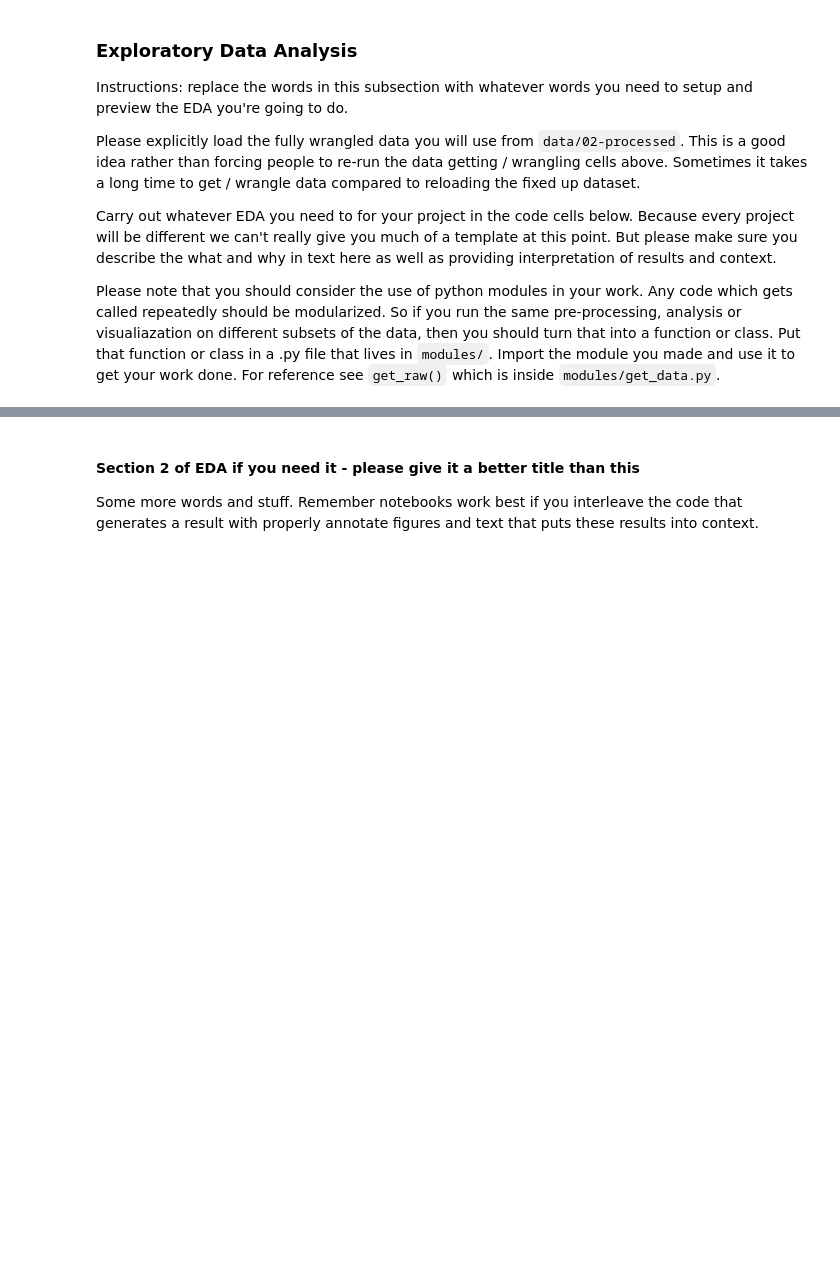
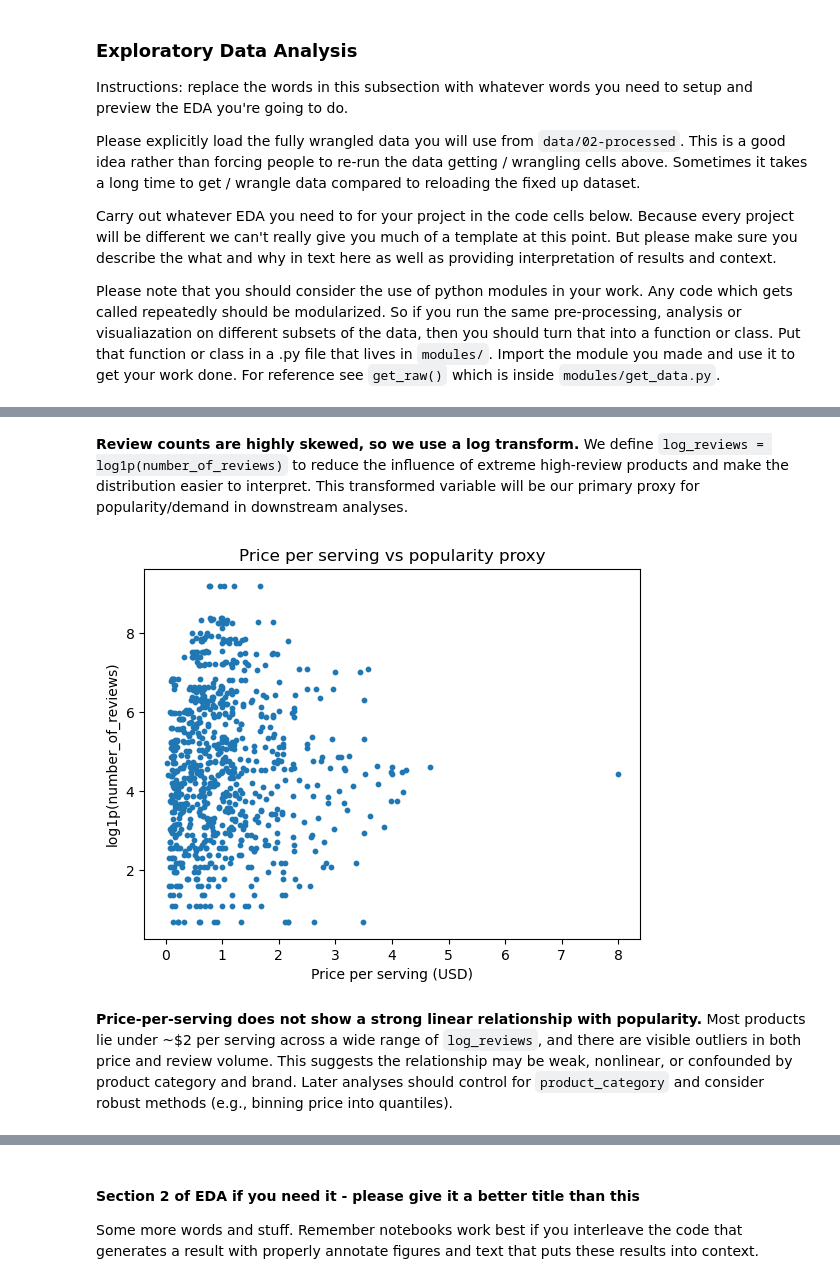
Before and after one commit to COGS108/Group129_WI26, a Jupyter notebook: 02-EDACheckpoint.ipynb, the cells around one changed output, grey strips where cells are left out. Drawn from its saved outputs; the diff is of its cells as text; code cells hidden in the pictures; blank space fills up the shorter version.

```diff
--- a/02-EDACheckpoint.ipynb
+++ b/02-EDACheckpoint.ipynb
@@ -247,0 +340,13 @@ Some more words and stuff.  Remember notebooks work best if you interleave the c
+# %% [markdown]
+**Review counts are highly skewed, so we use a log transform.** We define `log_reviews = log1p(number_of_reviews)` to reduce the influence of extreme high-review products and make the distribution easier to interpret. This transformed variable will be our primary proxy for popularity/demand in downstream analyses.
+# %%
+plt.figure()
+plt.scatter(df1["price_per_serving"], df1["log_reviews"], s=10)
+plt.xlabel("Price per serving (USD)")
+plt.ylabel("log1p(number_of_reviews)")
+plt.title("Price per serving vs popularity proxy")
+plt.show()
+# %% [output]
+[figure, added]
+# %% [markdown]
+**Price-per-serving does not show a strong linear relationship with popularity.** Most products lie under ~$2 per serving across a wide range of `log_reviews`, and there are visible outliers in both price and review volume. This suggests the relationship may be weak, nonlinear, or confounded by product category and brand. Later analyses should control for `product_category` and consider robust methods (e.g., binning price into quantiles).
```
Also changed, not shown: parts of 26 cells of this notebook.
